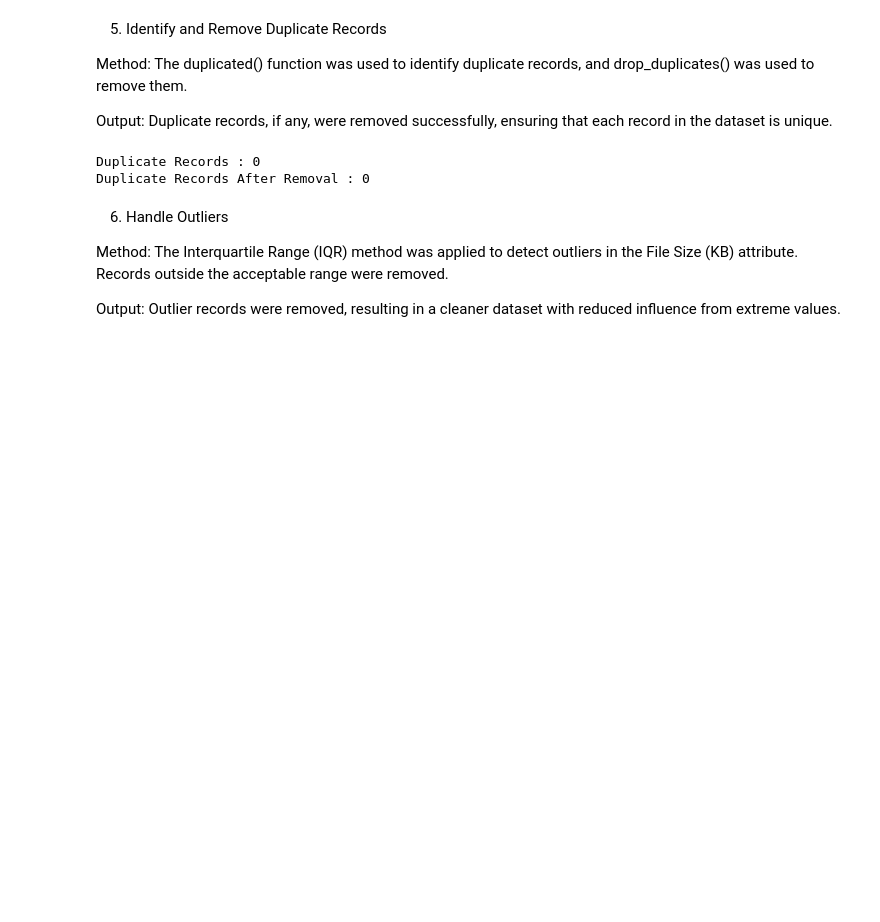
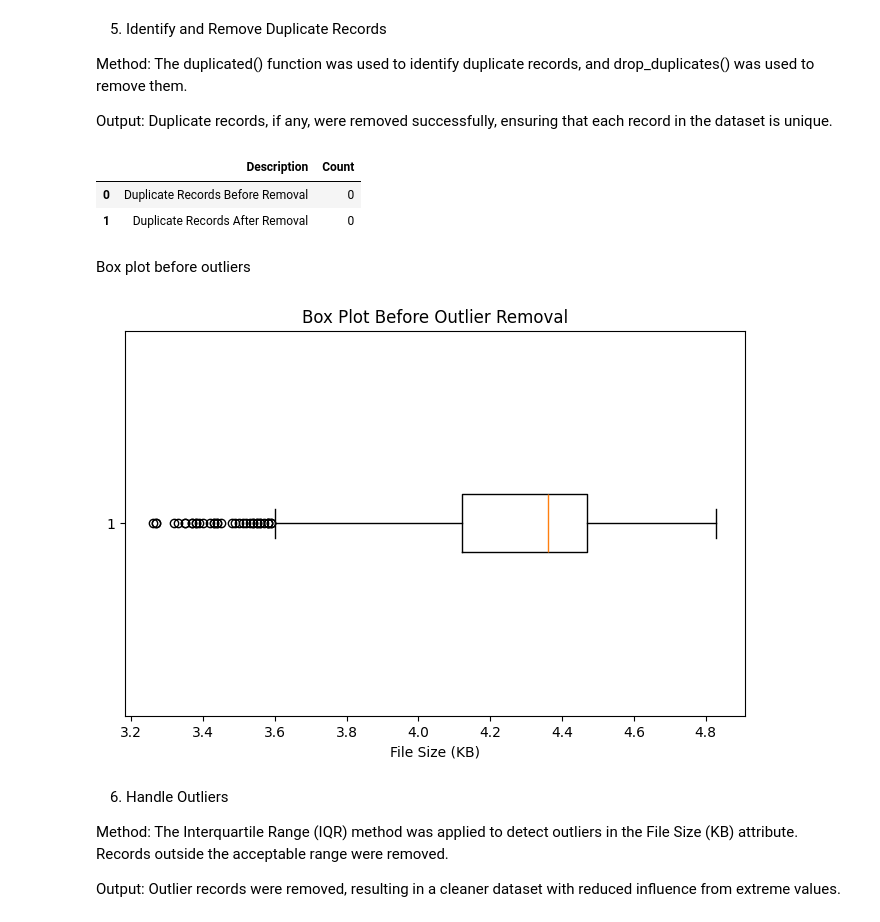
Before and after one commit to grehna29/AI-ML-Lab, a Jupyter notebook: AI_ML_LAB.ipynb, the cells around one changed output. Cells and saved outputs as stored; diff of their text form; code cells hidden in the pictures; blank space fills up the shorter version.

```diff
--- a/AI_ML_LAB.ipynb
+++ b/AI_ML_LAB.ipynb
@@ -146,20 +174,36 @@ Output:
 All missing values were successfully handled, resulting in a dataset without null entries.
 # %%
 #4. Handle Missing Values (NO MISSING VALUES)
-# Create sample missing values
+# Creating sample missing values for demonstration
 df.loc[0, 'File Size (KB)'] = np.nan
 df.loc[3, 'Color Mode'] = np.nan
 
 print("Missing Values Before Handling")
-print(df.isnull().sum())
 
-# Fill numerical missing value with mean
-df['File Size (KB)'] = df['File Size (KB)'].fillna(df['File Size (KB)'].mean())
+missing_before = pd.DataFrame({
+    "Column": df.columns,
+    "Missing Values": df.isnull().sum().values
+})
 
-# Fill categorical missing value with mode
-df['Color Mode'] = df['Color Mode'].fillna(df['Color Mode'].mode()[0])
+display(missing_before)
 
-print("\nMissing Values After Handling")
-print(df.isnull().sum())
+# Mean Imputation
+df['File Size (KB)'] = df['File Size (KB)'].fillna(
+    df['File Size (KB)'].mean()
+)
+
+# Mode Imputation
+df['Color Mode'] = df['Color Mode'].fillna(
+    df['Color Mode'].mode()[0]
+)
+
+print("Missing Values After Handling")
+
+missing_after = pd.DataFrame({
+    "Column": df.columns,
+    "Missing Values": df.isnull().sum().values
+})
+
+display(missing_after)
 # %% [output]
 Missing Values Before Handling
@@ -189,14 +242,41 @@ Output:
 Duplicate records, if any, were removed successfully, ensuring that each record in the dataset is unique.
 # %%
 #5. Identify duplicate records and remove them
-print("Duplicate Records :", df.duplicated().sum())
+duplicates_before = df.duplicated().sum()
 
 df = df.drop_duplicates()
 
-print("Duplicate Records After Removal :", df.duplicated().sum())
+duplicates_after = df.duplicated().sum()
+
+duplicate_table = pd.DataFrame({
+    "Description": [
+        "Duplicate Records Before Removal",
+        "Duplicate Records After Removal"
+    ],
+    "Count": [
+        duplicates_before,
+        duplicates_after
+    ]
+})
+
+display(duplicate_table)
 # %% [output]
-Duplicate Records : 0
-Duplicate Records After Removal : 0
+|  | Description | Count |
+| 0 | Duplicate Records Before Removal | 0 |
+| 1 | Duplicate Records After Removal | 0 |
+# %% [markdown]
+Box plot before outliers
+# %%
+plt.figure(figsize=(8,5))
+
+plt.boxplot(df['File Size (KB)'], vert=False)
+
+plt.title("Box Plot Before Outlier Removal")
+plt.xlabel("File Size (KB)")
+
+plt.show()
+# %% [output]
+[figure, added]
 # %% [markdown]
 6. Handle Outliers
 
```
Also changed, not shown: parts of 19 cells of this notebook.
